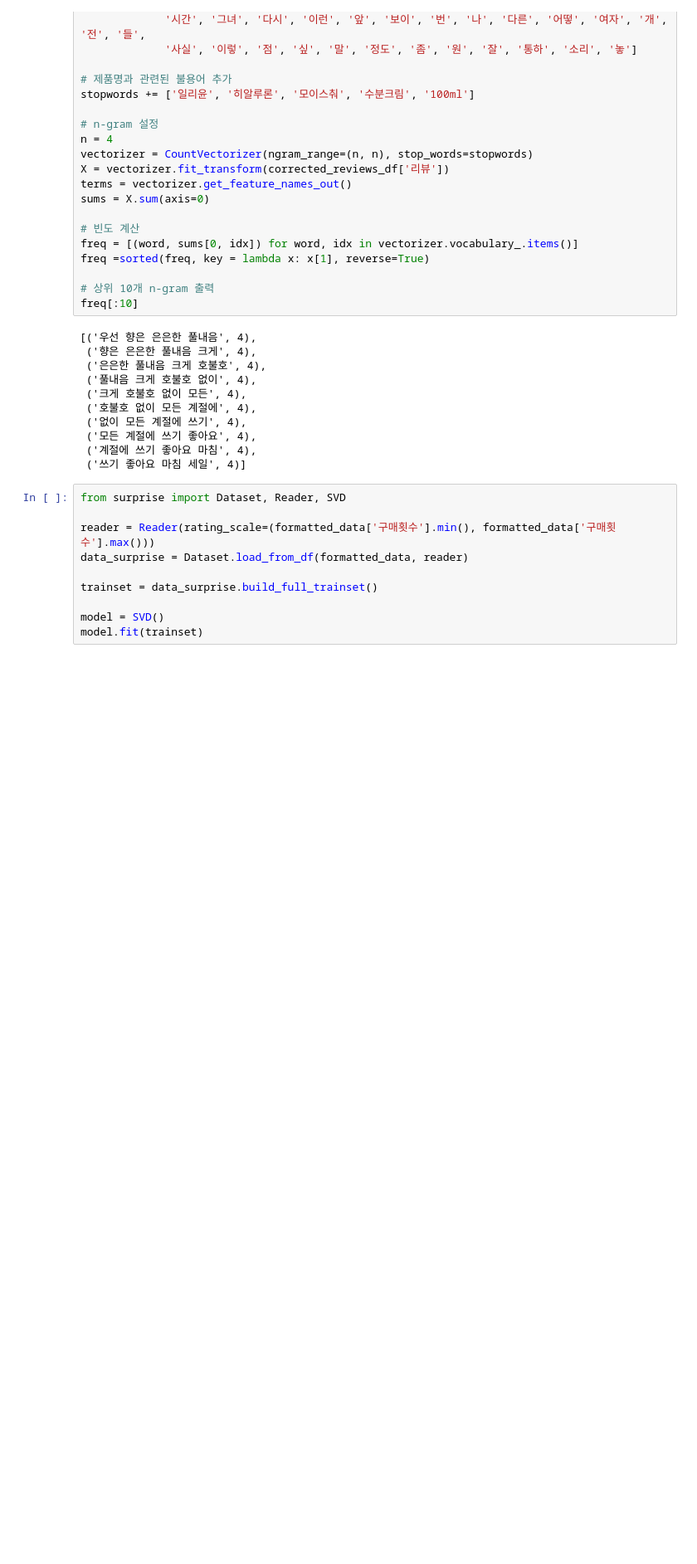
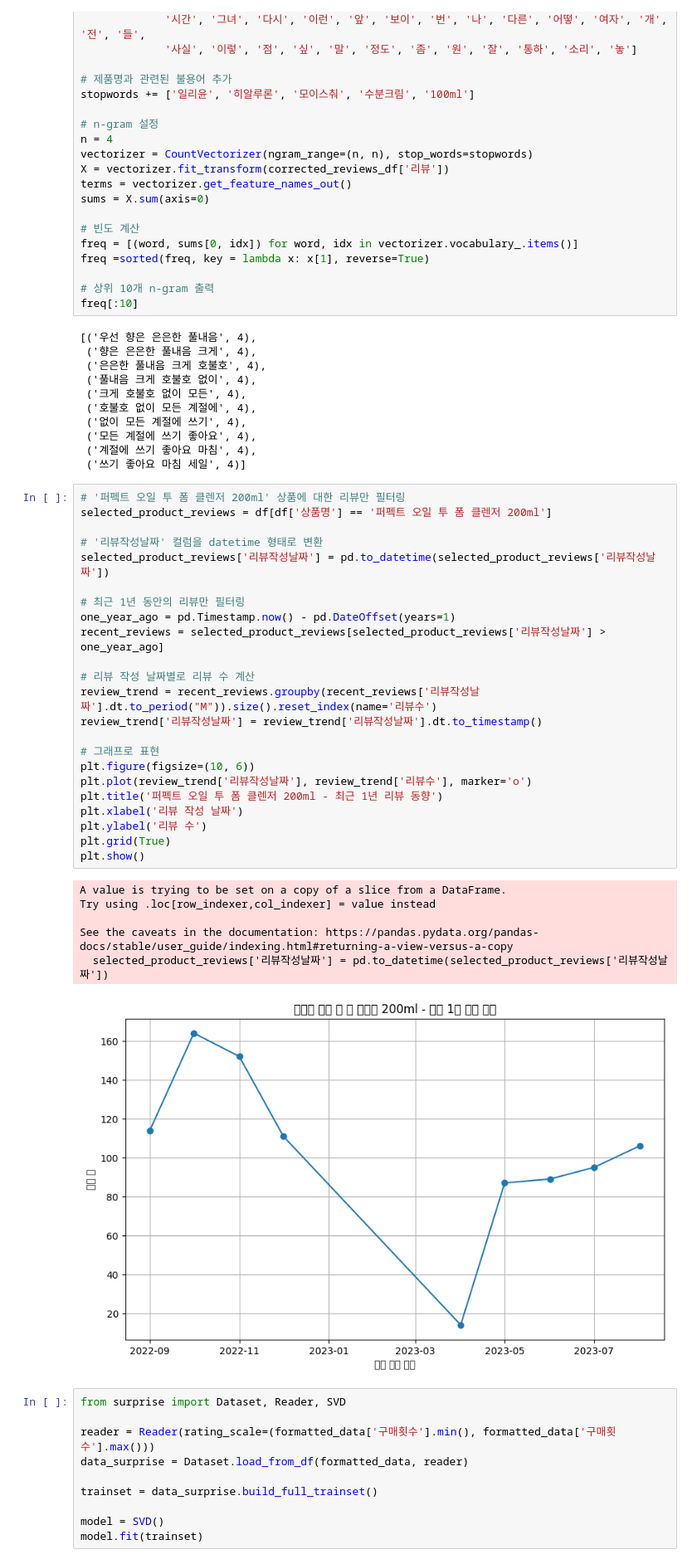
Before and after one commit to hwasajo-project-team4/final_project, a Jupyter notebook: 추천/베이스라인코드6_전승원.ipynb, the cells around one changed output. Shown at 83% size. Drawn from its saved outputs; the diff is of its cells as text; blank space fills up the shorter version.

```diff
--- a/추천/베이스라인코드6_전승원.ipynb
+++ b/추천/베이스라인코드6_전승원.ipynb
@@ -728,6 +968,36 @@ freq[:10]
  ('모든 계절에 쓰기 좋아요', 4),
  ('계절에 쓰기 좋아요 마침', 4),
  ('쓰기 좋아요 마침 세일', 4)]
+# %%
+# '퍼펙트 오일 투 폼 클렌저 200ml' 상품에 대한 리뷰만 필터링
+selected_product_reviews = df[df['상품명'] == '퍼펙트 오일 투 폼 클렌저 200ml']
+
+# '리뷰작성날짜' 컬럼을 datetime 형태로 변환
+selected_product_reviews['리뷰작성날짜'] = pd.to_datetime(selected_product_reviews['리뷰작성날짜'])
+
+# 최근 1년 동안의 리뷰만 필터링
+one_year_ago = pd.Timestamp.now() - pd.DateOffset(years=1)
+recent_reviews = selected_product_reviews[selected_product_reviews['리뷰작성날짜'] > one_year_ago]
+
+# 리뷰 작성 날짜별로 리뷰 수 계산
+review_trend = recent_reviews.groupby(recent_reviews['리뷰작성날짜'].dt.to_period("M")).size().reset_index(name='리뷰수')
+review_trend['리뷰작성날짜'] = review_trend['리뷰작성날짜'].dt.to_timestamp()
+
+# 그래프로 표현
+plt.figure(figsize=(10, 6))
+plt.plot(review_trend['리뷰작성날짜'], review_trend['리뷰수'], marker='o')
+plt.title('퍼펙트 오일 투 폼 클렌저 200ml - 최근 1년 리뷰 동향')
+plt.xlabel('리뷰 작성 날짜')
+plt.ylabel('리뷰 수')
+plt.grid(True)
+plt.show()
+# %% [output]
+A value is trying to be set on a copy of a slice from a DataFrame.
+Try using .loc[row_indexer,col_indexer] = value instead
+
+See the caveats in the documentation: https://pandas.pydata.org/pandas-docs/stable/user_guide/indexing.html#returning-a-view-versus-a-copy
+  selected_product_reviews['리뷰작성날짜'] = pd.to_datetime(selected_product_reviews['리뷰작성날짜'])
+[figure, added]
 # %%
 from surprise import Dataset, Reader, SVD
 
```
Also changed, not shown: parts of 15 cells of this notebook.
